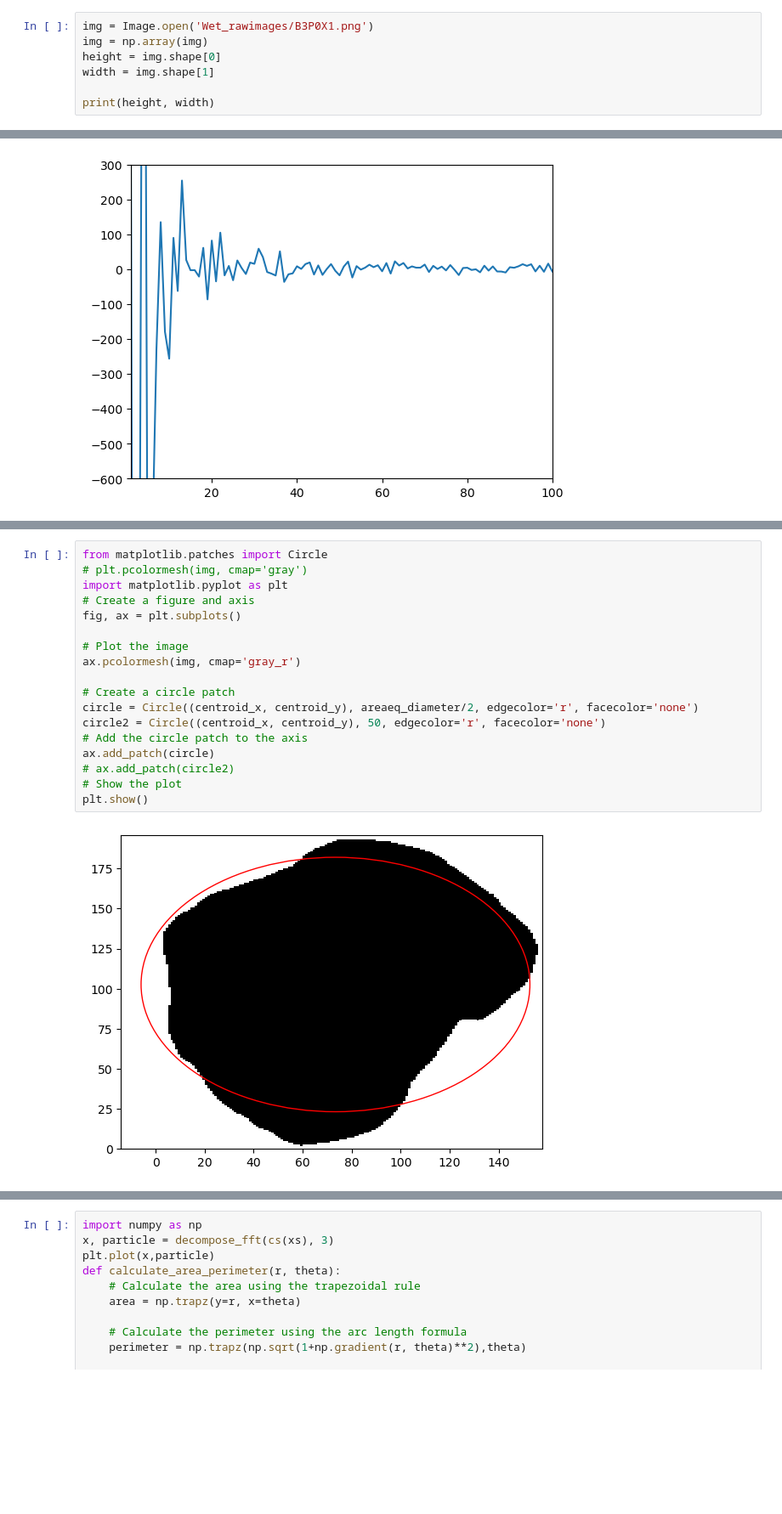
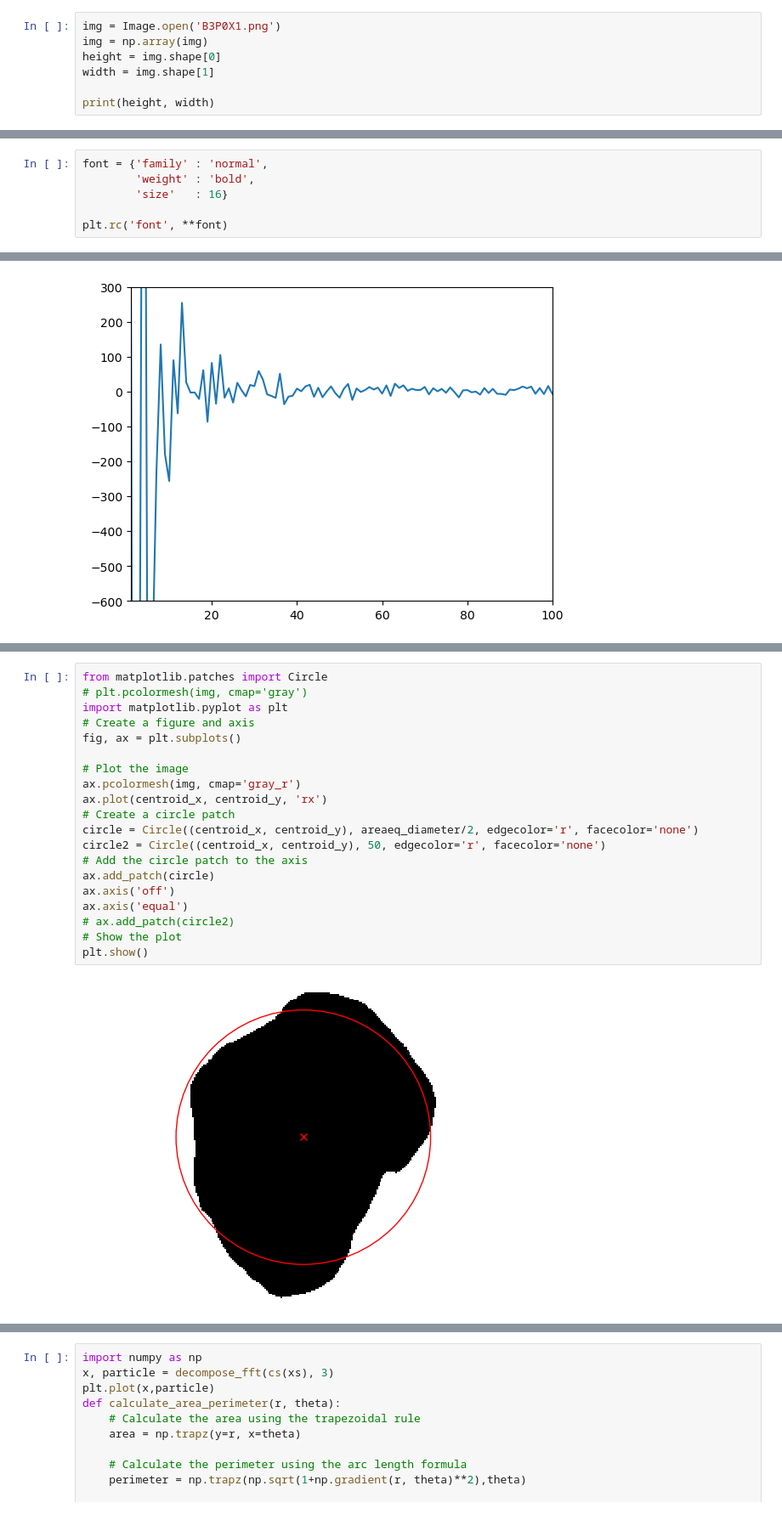
Before and after one commit to feltner515/ParticlePy, a Jupyter notebook: FFT.ipynb, the cells around one changed output, grey strips where cells are left out. Shown at 85% size. Saved outputs shown, nothing was run; the diff lists cells and outputs as text; blank space fills up the shorter version.

```diff
--- a/FFT.ipynb
+++ b/FFT.ipynb
@@ -7,7 +7,7 @@ import glob
 import seaborn as sns
 from PIL import Image
 # %%
-img = Image.open('Wet_rawimages/B3P0X1.png')
+img = Image.open('B3P0X1.png')
 img = np.array(img)
 height = img.shape[0]
 width = img.shape[1]
@@ -94,5 +130,11 @@ for n in range (0,img.shape[0]):
     for m in range (0,img.shape[1]):
         if edge_pixels[n,m] == True:
             distance[n,m] = np.sqrt((m - centroid_x)**2 + (n - centroid_y)**2)
+# %%
+font = {'family' : 'normal',
+        'weight' : 'bold',
+        'size'   : 16}
+
+plt.rc('font', **font)
 # %%
 plt.pcolormesh(distance, cmap='mako')
@@ -190,20 +288,22 @@ scipy.signal.find_peaks(np.fft.fft(cs(xs)))
 # %%
 from matplotlib.patches import Circle
 # plt.pcolormesh(img, cmap='gray')
 import matplotlib.pyplot as plt
 # Create a figure and axis
 fig, ax = plt.subplots()
 
 # Plot the image
 ax.pcolormesh(img, cmap='gray_r')
-
+ax.plot(centroid_x, centroid_y, 'rx')
 # Create a circle patch
 circle = Circle((centroid_x, centroid_y), areaeq_diameter/2, edgecolor='r', facecolor='none')
 circle2 = Circle((centroid_x, centroid_y), 50, edgecolor='r', facecolor='none')
 # Add the circle patch to the axis
 ax.add_patch(circle)
+ax.axis('off')
+ax.axis('equal')
 # ax.add_patch(circle2)
 # Show the plot
 plt.show()
 # %% [output]
-[figure, old version]
+[figure, new version]
```
Also changed, not shown: parts of 13 cells of this notebook, 2 other files.
